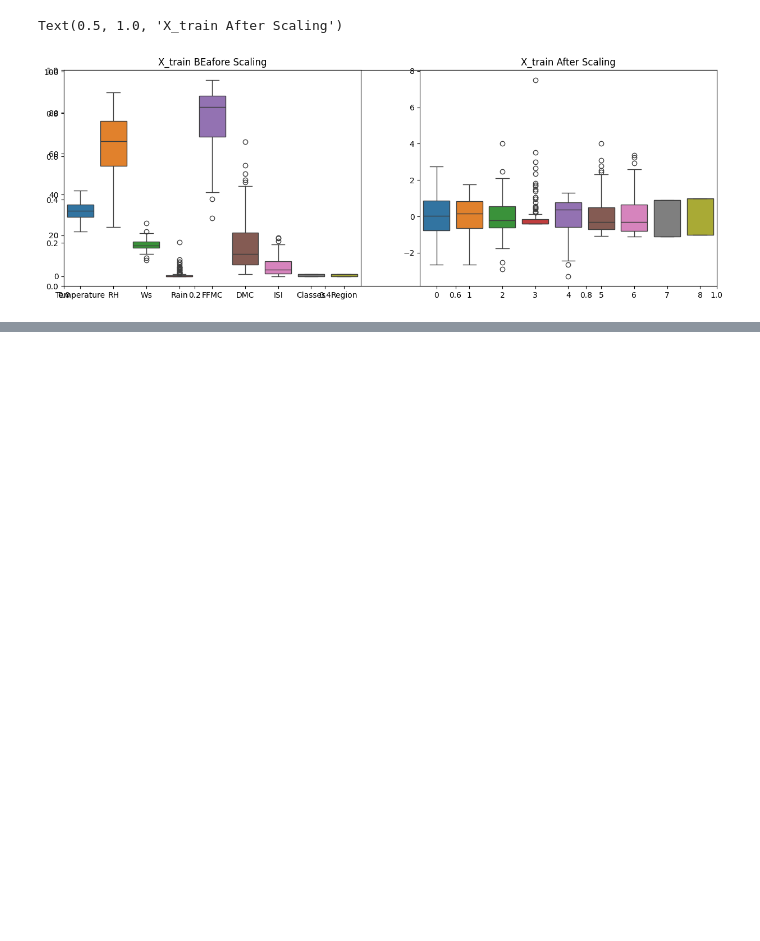
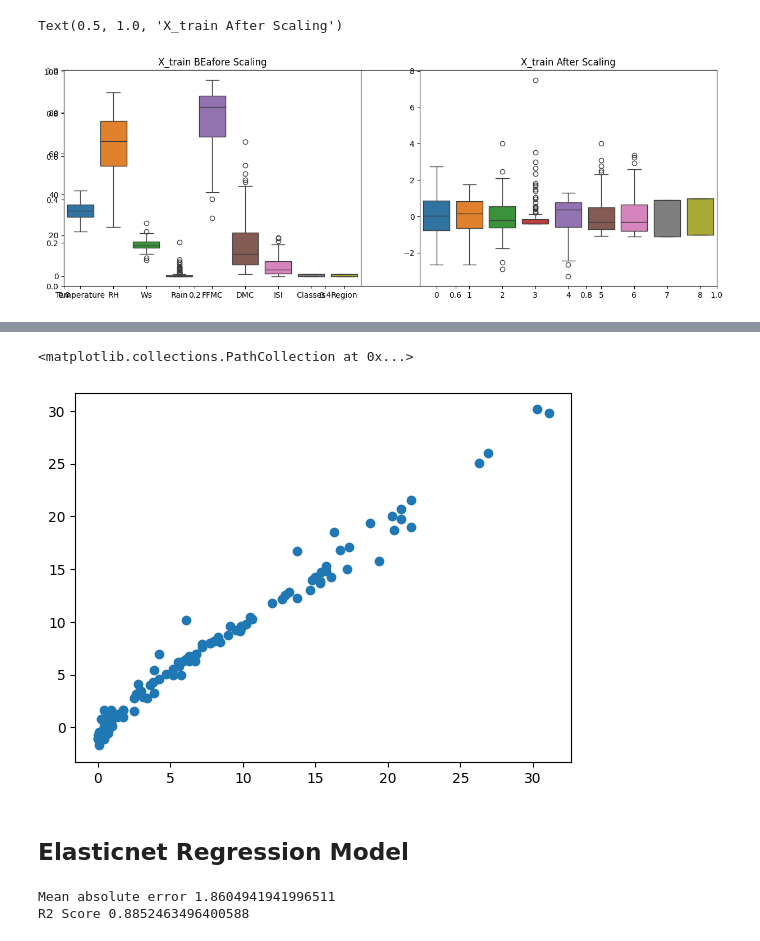
Before and after one commit to sukriti-waani/Machine-Learning, a Jupyter notebook: 3-Ridge_Lasso_ElasticNet/3.3-Implementation/2-model_training.ipynb, the cells around one changed output, grey strips where cells are left out. Saved outputs shown, nothing was run; the diff lists cells and outputs as text; code cells hidden in the pictures; blank space fills up the shorter version.

```diff
--- a/3-Ridge_Lasso_ElasticNet/3.3-Implementation/2-model_training.ipynb
+++ b/3-Ridge_Lasso_ElasticNet/3.3-Implementation/2-model_training.ipynb
@@ -235,0 +334,34 @@ Text(0.5, 1.0, 'X_train After Scaling')
+# %%
+plt.scatter(y_test, y_pred)
+# %% [output]
+<matplotlib.collections.PathCollection at 0x...>
+[figure, added]
+# %% [markdown]
+## **Elasticnet Regression Model**
+# %%
+# Import ElasticNet Regression model
+from sklearn.linear_model import ElasticNet
+
+# Create ElasticNet model object
+elasticNet = ElasticNet()
+
+# Train the ElasticNet model using scaled training input and actual output values
+elasticNet.fit(X_train_scaled, y_train)
+
+# Predict the output values for scaled test input data
+y_pred = elasticNet.predict(X_test_scaled)
+
+# Calculate Mean Absolute Error between actual and predicted values
+mae = mean_absolute_error(y_test, y_pred)
+
+# Calculate R² score which tells how well the Lasso model fits the data
+score = r2_score(y_test, y_pred)
+
+# Print Mean Absolute Error
+print("Mean absolute error", mae)
+
+# Print R² score (percentage of variation explained by the model)
+print("R2 Score", score)
+# %% [output]
+Mean absolute error 1.8604941941996511
+R2 Score 0.8852463496400588
```
Also changed, not shown: parts of 10 cells of this notebook.
